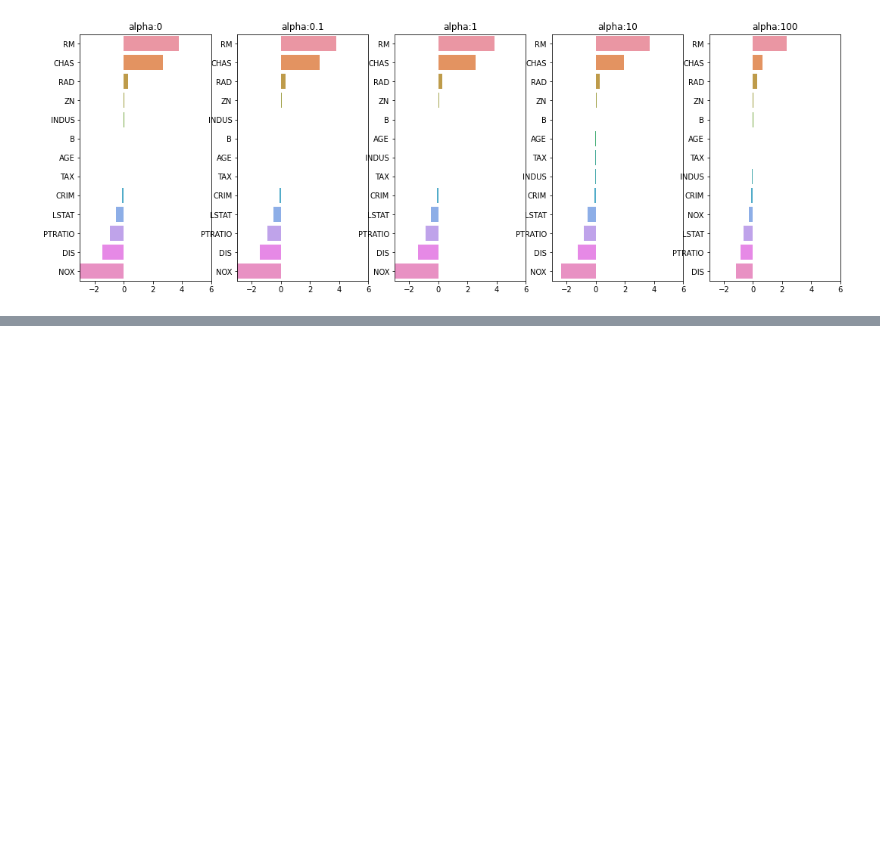
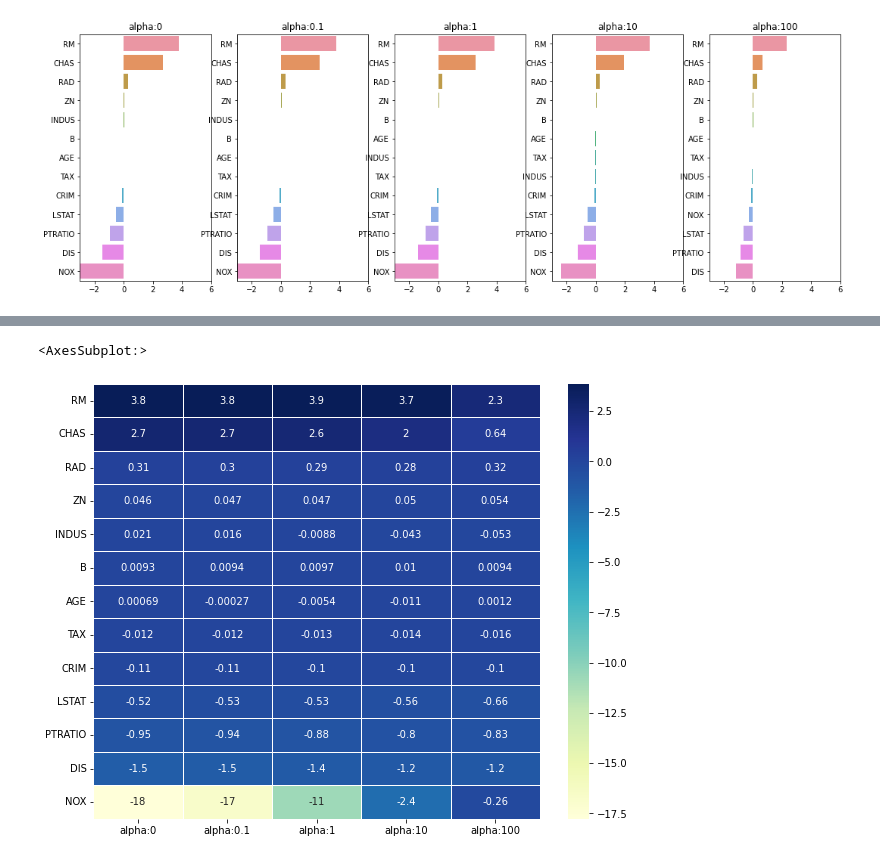
Before and after one commit to Parksaetbyeol/Jupyter_coding, a Jupyter notebook: [perfect]machinelearning/[perfect]5-2.regularization.ipynb, the cells around one changed output, grey strips where cells are left out. Drawn from its saved outputs; the diff is of its cells as text; code cells hidden in the pictures; blank space fills up the shorter version.

```diff
--- a/[perfect]machinelearning/[perfect]5-2.regularization.ipynb
+++ b/[perfect]machinelearning/[perfect]5-2.regularization.ipynb
@@ -142,0 +129,5 @@ dtype: float64
+# %%
+# DataFrame에 저장된 alpha값의 변화에 따른 ridge 회귀계수 값 구하기
+ridge_alphas = [0,0.1,1,10,100]
+sort_column = 'alpha:' + str(ridge_alphas[0])
+coeff_df.sort_values(by=sort_column, ascending=False)
@@ -142,0 +149,6 @@ dtype: float64
+# %%
+plt.figure(figsize=(10, 8))
+sns.heatmap(coeff_df.sort_values(by=sort_column, ascending=False), annot=True, linewidths=.5, cmap='YlGnBu')
+# %% [output]
+<AxesSubplot:>
+[figure, added]
```
Also changed, not shown: parts of 22 cells of this notebook.
